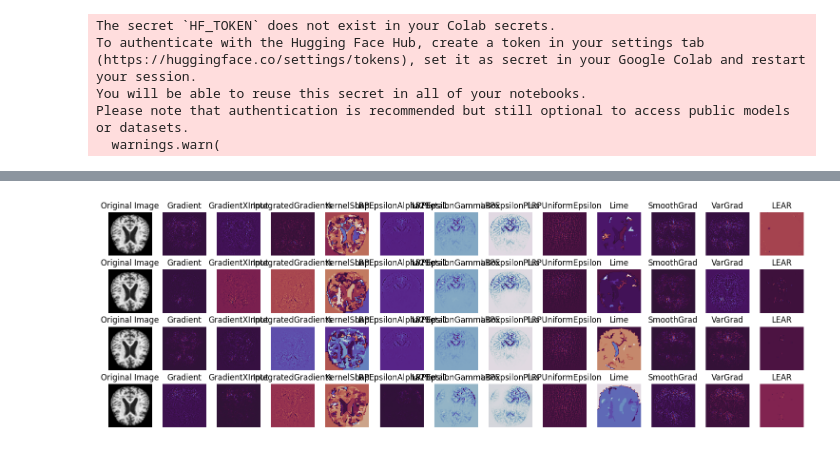
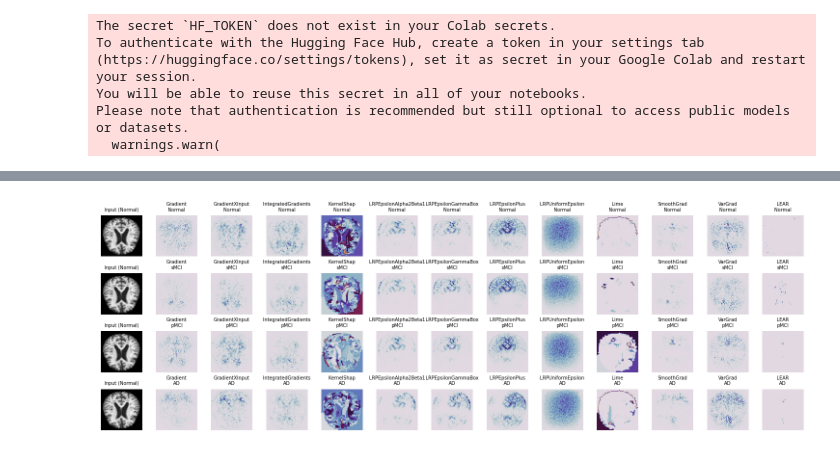
Before and after one commit to wltjr1007/pnpxai, a Jupyter notebook: tutorials/lear_workinprogress.ipynb, the cells around one changed output, grey strips where cells are left out. Drawn from its saved outputs; the diff is of its cells as text; code cells hidden in the pictures.

```diff
--- a/tutorials/lear_workinprogress.ipynb
+++ b/tutorials/lear_workinprogress.ipynb
@@ -95,15 +208,19 @@ A new version of the following files was downloaded from https://huggingface.co/
 # %%
-# Extract Explanations
-data_sample = next(iter(loader))
-inputs = data_sample['pixel_values'].to(device)
-labels = data_sample['label'].to(device)
+data_idx = 0
+
+data_sample = dataset[data_idx]
+inputs = data_sample['pixel_values'].to(device)[None]
+labels = data_sample['label'].to(device)[None]
 
 explanations = {}
-for explainer in expr.manager.explainers:
+postprocessors = {}
+for exp_id in range(len(expr.manager.explainers)):
+    explainer = expr.manager.get_explainer_by_id(exp_id)
+    postprocessor = expr.manager.get_postprocessor_by_id(exp_id)
     try:
         name = explainer.__class__.__name__
         explanations[name] = [explainer.attribute(inputs, torch.full_like(labels, lbl)) for lbl in range(num_classes)]
+        postprocessors[name] = postprocessor
     except:
-        print("ERR", name)
-        pass
+        print("Not Implemented", name)
 # %% [output]
@@ -112,42 +320,23 @@ ERR GuidedGradCam
 # %%
-# Updated Visualization
-img_to_np = lambda img: img.permute(1, 2, 0).cpu().detach().numpy()
-
-def denormalize_image(inputs, mean, std):
-    res = inputs * torch.tensor(std, device=inputs.device)[:, None, None] + torch.tensor(mean, device=inputs.device)[:, None, None]
-    return img_to_np(res)
-
-def postprocess_attr(attr):
-    postprocessed = attr.permute((1, 2, 0)).sum(dim=-1)
-    attr_min, attr_max = postprocessed.min(), postprocessed.max()
-    return ((postprocessed - attr_min) / (attr_max - attr_min)).cpu().detach().numpy()
-
-# Overlay function
-def overlay_attr_on_image(image, attr, alpha=0.5, colormap="jet"):
-    import matplotlib.cm as cm
-    attr_colormap = cm.get_cmap(colormap)(attr)[..., :3]
-    return (1 - alpha) * image + alpha * attr_colormap
-
 ncols = len(explanations) + 1
 fig, axes = plt.subplots(num_classes, ncols, figsize=(15, 5))
 
 for lbl in range(num_classes):
     # Original image
-    img = denormalize_image(inputs[0], mean=processor.image_mean, std=processor.image_std)
+    img = denormalize_image(inputs[0])
     axes[lbl, 0].imshow(img)
     axes[lbl, 0].axis("off")
-    axes[lbl, 0].set_title("Original Image")
+    axes[lbl, 0].set_title(f"Input ({label_dict[labels[0].item()]})", fontsize=7)
 
     # Overlay explanations
     for idx, (name, attr) in enumerate(explanations.items(), start=1):
-        processed_attr = postprocess_attr(attr[lbl][0])
-        # overlay_img = overlay_attr_on_image(img, processed_attr)
+        processed_attr = postprocessors[name](attr[lbl])[0].cpu().detach().numpy()
         axes[lbl, idx].imshow(processed_attr, cmap="twilight")
         axes[lbl, idx].axis("off")
-        axes[lbl, idx].set_title(name)
+        axes[lbl, idx].set_title(f"{name}\n{label_dict[lbl]}", fontsize=7)
 
 plt.tight_layout()
-plt.savefig("ADNI.png", dpi=300)
+plt.savefig("ADNI_ALL.png", dpi=600)
 plt.show()
 # %% [output]
-[figure, old version]
+[figure, new version]
```
Also changed, not shown: parts of 28 cells of this notebook.
